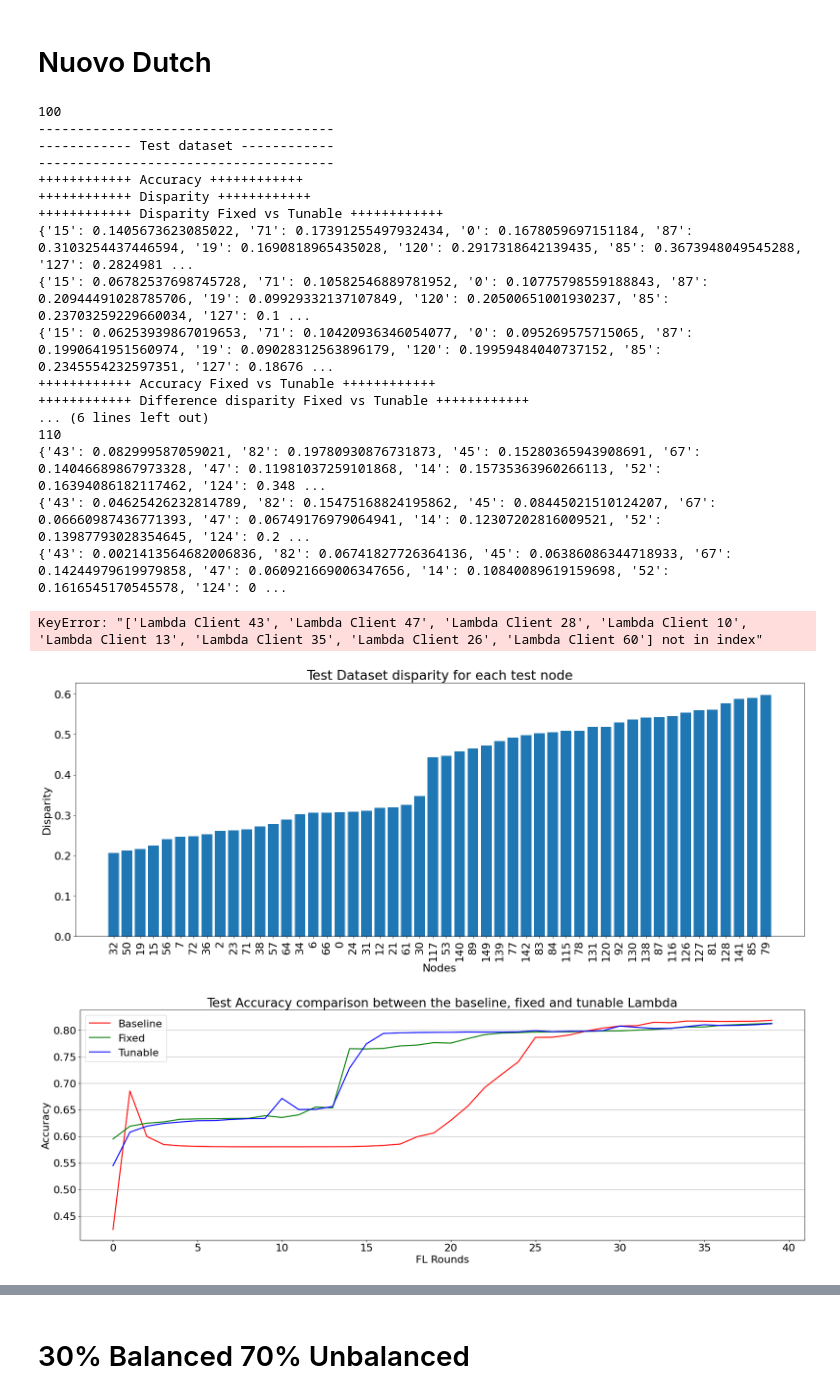
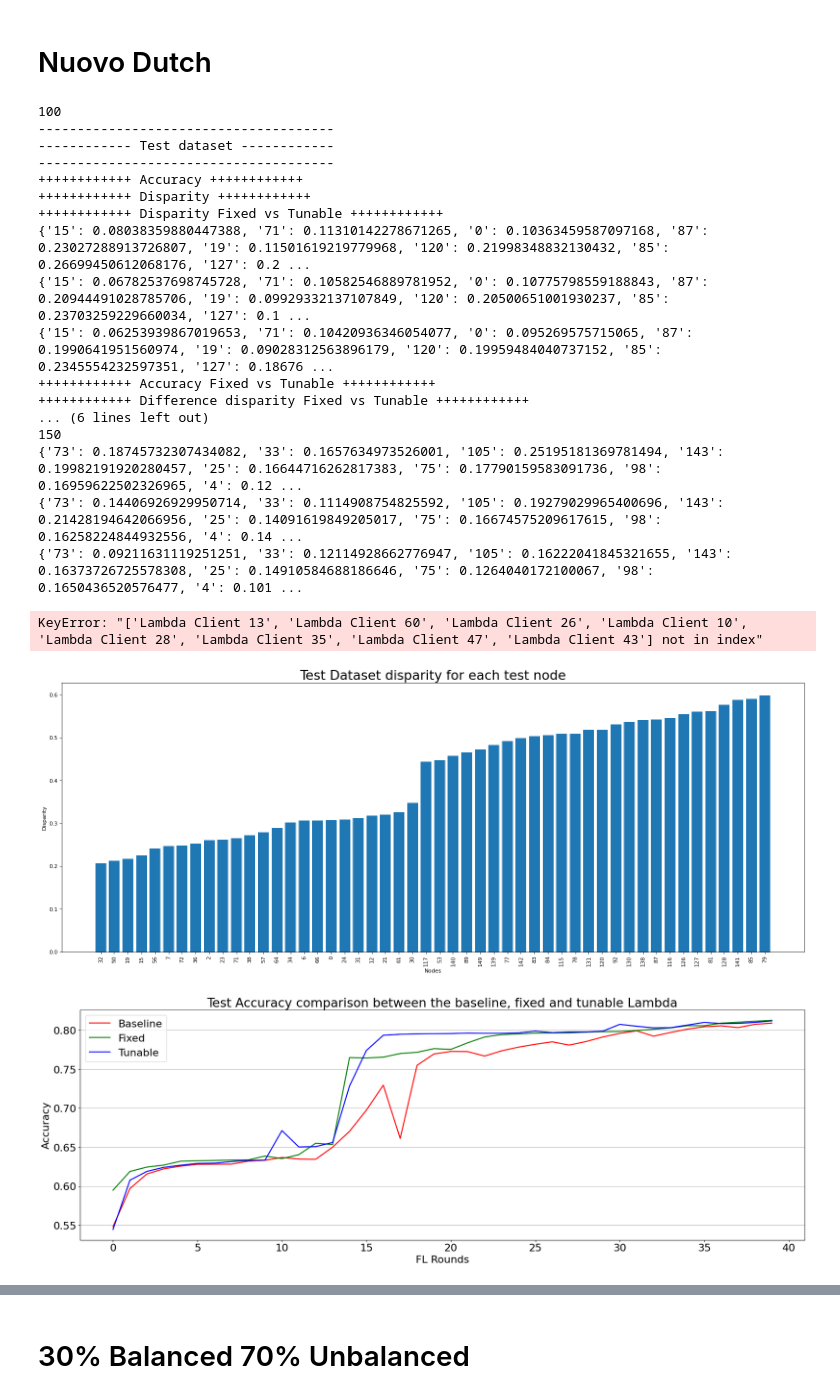
Before and after one commit to lucacorbucci/PUFFLE, a Jupyter notebook: plots/plots.ipynb, the cells around one changed output, grey strips where cells are left out. Drawn from its saved outputs; the diff is of its cells as text; code cells hidden in the pictures.

```diff
--- a/plots/plots.ipynb
+++ b/plots/plots.ipynb
@@ -863,33 +863,33 @@ def process_and_plot(
 # Nuovo Dutch
 # %%
 process_and_plot(
-    baseline_link="/lucacorbucci/FL_PUF_Sweep/runs/d3ghmf2e",
+    baseline_link="/lucacorbucci/FL_fairness/runs/xbvhh858",
     fixed_link="/lucacorbucci/FL_fairness/runs/wihd5qpu",
     tunable_link="/lucacorbucci/FL_fairness/runs/j0hv6tlh",
     experiment="50_50",
     target=0.1,
     # df_baseline=df_baseline,
     # df_fixed=df_fixed,
     # df_tunable=df_tunable,
 )
 # %% [output]
 100
 --------------------------------------
 ------------ Test dataset ------------
 --------------------------------------
 ++++++++++++ Accuracy ++++++++++++
 ++++++++++++ Disparity ++++++++++++
 ++++++++++++ Disparity Fixed vs Tunable ++++++++++++
-{'15': 0.1405673623085022, '71': 0.17391255497932434, '0': 0.1678059697151184, '87': 0.3103254437446594, '19': 0.1690818965435028, '120': 0.2917318642139435, '85': 0.3673948049545288, '127': 0.2824981 ...
+{'15': 0.08038359880447388, '71': 0.11310142278671265, '0': 0.10363459587097168, '87': 0.23027288913726807, '19': 0.11501619219779968, '120': 0.21998348832130432, '85': 0.26699450612068176, '127': 0.2 ...
 {'15': 0.06782537698745728, '71': 0.10582546889781952, '0': 0.10775798559188843, '87': 0.20944491028785706, '19': 0.09929332137107849, '120': 0.20500651001930237, '85': 0.23703259229660034, '127': 0.1 ...
 {'15': 0.06253939867019653, '71': 0.10420936346054077, '0': 0.095269575715065, '87': 0.1990641951560974, '19': 0.09028312563896179, '120': 0.19959484040737152, '85': 0.2345554232597351, '127': 0.18676 ...
 ++++++++++++ Accuracy Fixed vs Tunable ++++++++++++
 ++++++++++++ Difference disparity Fixed vs Tunable ++++++++++++
 ... (6 lines left out)
-110
-{'43': 0.082999587059021, '82': 0.19780930876731873, '45': 0.15280365943908691, '67': 0.14046689867973328, '47': 0.11981037259101868, '14': 0.15735363960266113, '52': 0.16394086182117462, '124': 0.348 ...
-{'43': 0.04625426232814789, '82': 0.15475168824195862, '45': 0.08445021510124207, '67': 0.06660987436771393, '47': 0.06749176979064941, '14': 0.12307202816009521, '52': 0.13987793028354645, '124': 0.2 ...
-{'43': 0.0021413564682006836, '82': 0.06741827726364136, '45': 0.06386086344718933, '67': 0.14244979619979858, '47': 0.060921669006347656, '14': 0.10840089619159698, '52': 0.1616545170545578, '124': 0 ...
+150
+{'73': 0.18745732307434082, '33': 0.1657634973526001, '105': 0.25195181369781494, '143': 0.19982191920280457, '25': 0.16644716262817383, '75': 0.17790159583091736, '98': 0.16959622502326965, '4': 0.12 ...
+{'73': 0.14406926929950714, '33': 0.1114908754825592, '105': 0.19279029965400696, '143': 0.21428194642066956, '25': 0.14091619849205017, '75': 0.16674575209617615, '98': 0.16258224844932556, '4': 0.14 ...
+{'73': 0.09211631119251251, '33': 0.12114928662776947, '105': 0.16222041845321655, '143': 0.16373726725578308, '25': 0.14910584688186646, '75': 0.1264040172100067, '98': 0.1650436520576477, '4': 0.101 ...
-KeyError: "['Lambda Client 43', 'Lambda Client 47', 'Lambda Client 28', 'Lambda Client 10', 'Lambda Client 13', 'Lambda Client 35', 'Lambda Client 26', 'Lambda Client 60'] not in index"
+KeyError: "['Lambda Client 13', 'Lambda Client 60', 'Lambda Client 26', 'Lambda Client 10', 'Lambda Client 28', 'Lambda Client 35', 'Lambda Client 47', 'Lambda Client 43'] not in index"
-[figure, old version]
+[figure, new version]
-[figure, old version]
+[figure, new version]
```
Also changed, not shown: parts of 1 cell of this notebook, 6 other files.
